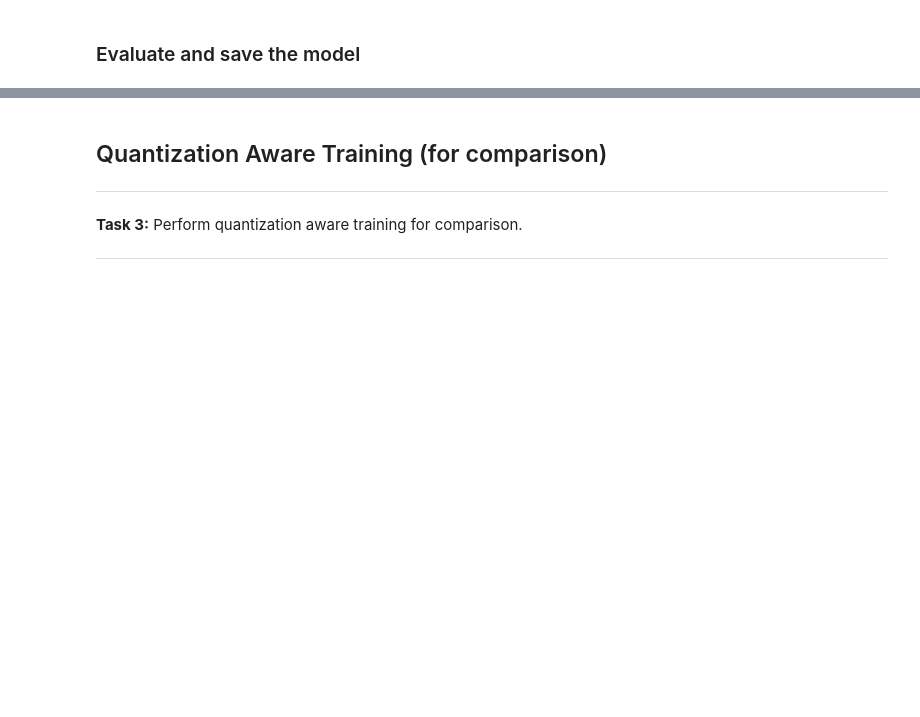
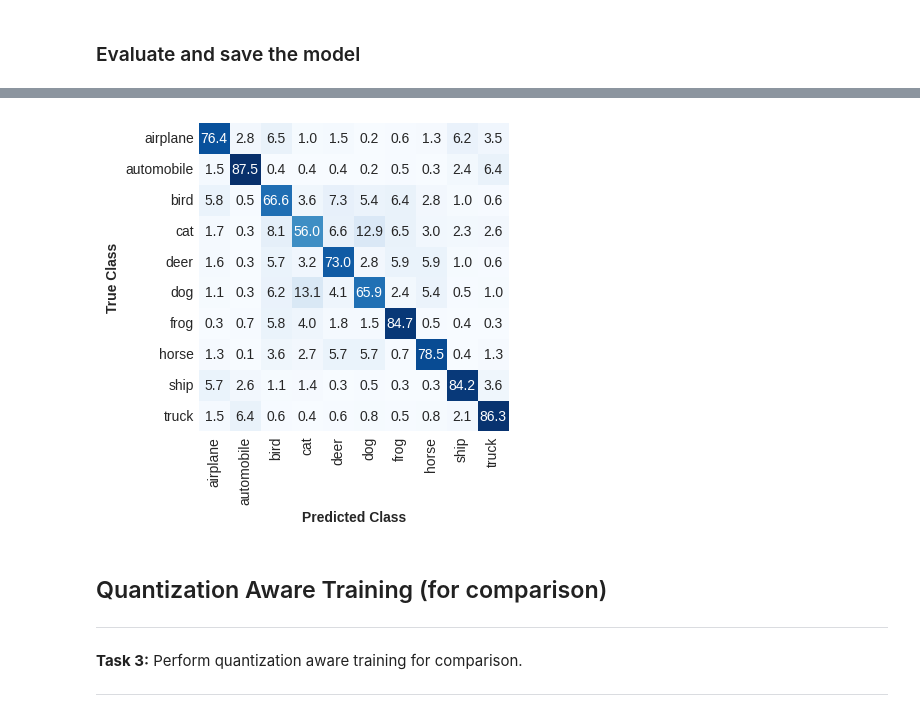
Before and after one commit to Arne-homework/TinyML_lab3, a Jupyter notebook: Lab3.ipynb, the cells around one changed output, grey strips where cells are left out. Drawn from its saved outputs; the diff is of its cells as text; code cells hidden in the pictures; blank space fills up the shorter version.

```diff
--- a/Lab3.ipynb
+++ b/Lab3.ipynb
@@ -266,0 +308,4 @@ print('Saved baseline model to:', keras_file)
+# %%
+loaded_model = keras.saving.load_model(keras_file)
+plot_confusion_matrix(loaded_model, x_test, y_test, labels)
+# %% [output]
@@ -267,3 +314,4 @@ print('Saved baseline model to:', keras_file)
+[figure, added]
 # %% [markdown]
 ## Quantization Aware Training (for comparison)
 
```
Also changed, not shown: parts of 6 cells of this notebook, 1 other file.
